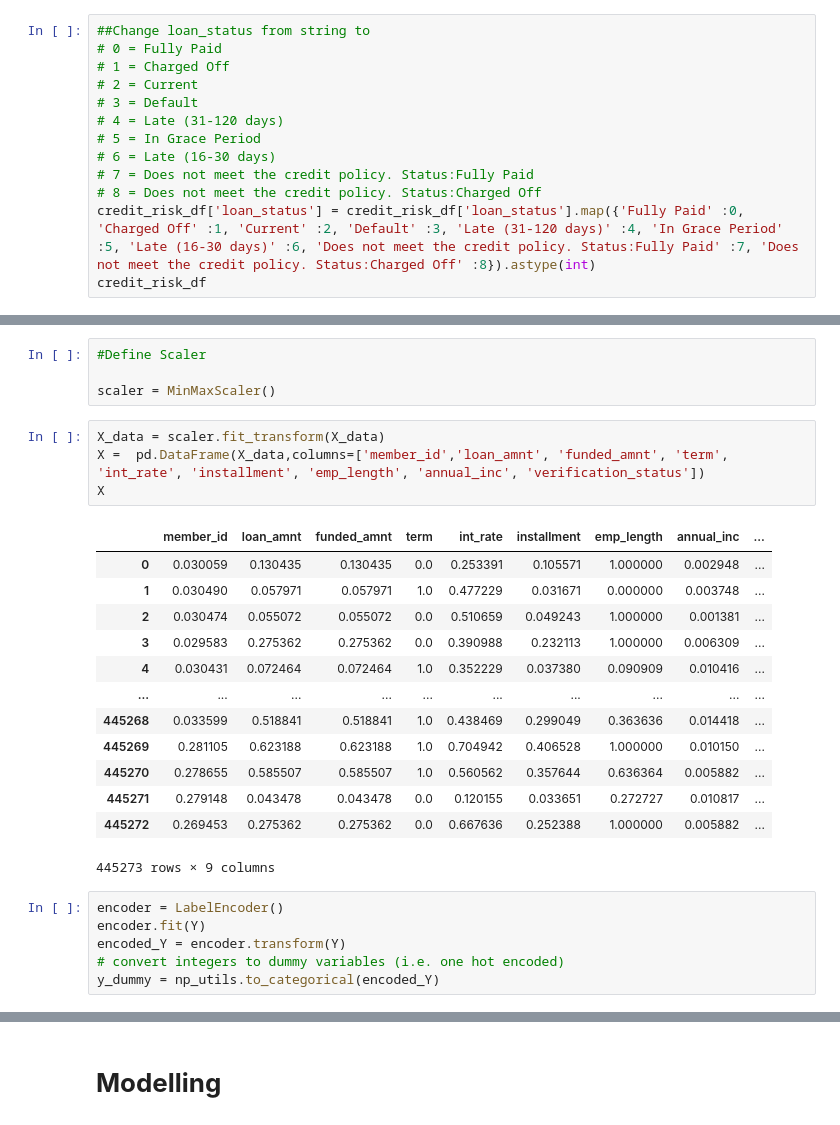
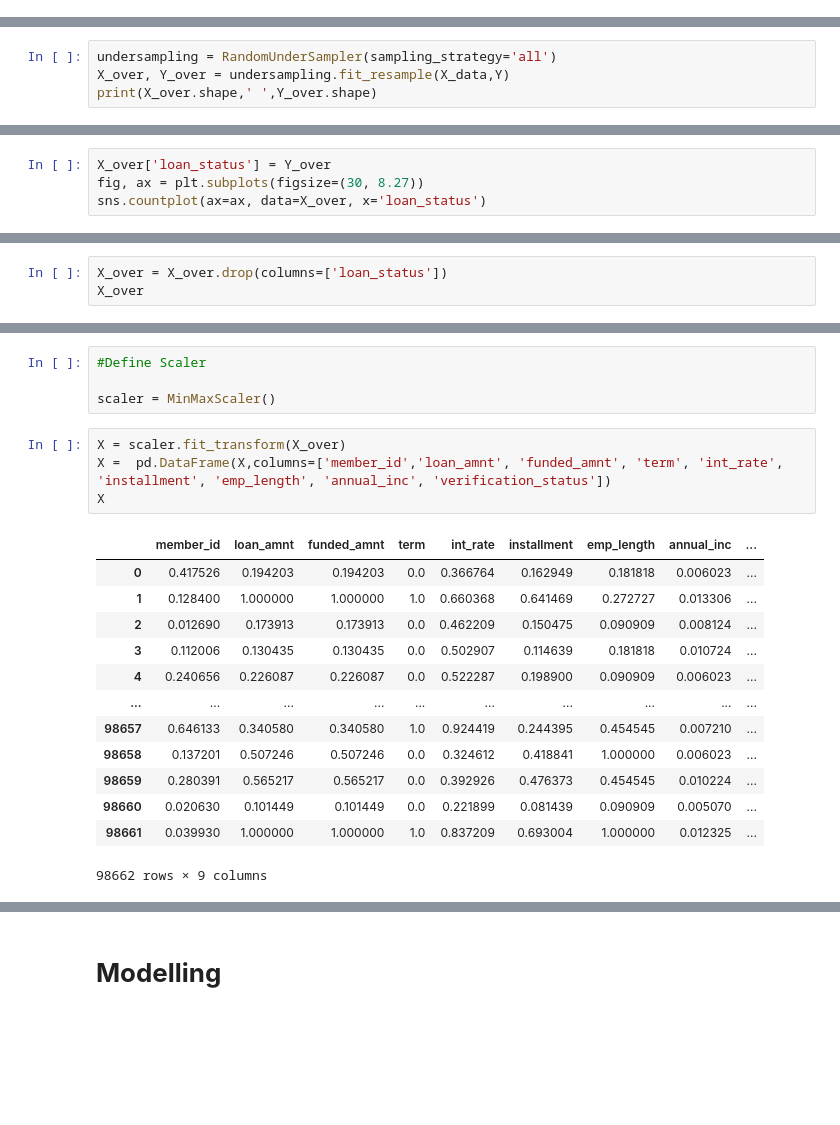
Before and after one commit to DieJie/Credit_Risk_Model, a Jupyter notebook: Credit_Risk_Model_Neural_Network.ipynb, the cells around one changed output, grey strips where cells are left out. Drawn from its saved outputs; the diff is of its cells as text; blank space fills up the shorter version.

```diff
--- a/Credit_Risk_Model_Neural_Network.ipynb
+++ b/Credit_Risk_Model_Neural_Network.ipynb
@@ -156,16 +182,3 @@ See the caveats in the documentation: https://pandas.pydata.org/pandas-docs/stab
 | 466283 | 11457002 | 2000 | 2000 | 36 | 7.90 | 62.59 | 3.0 | 83000.0 | ... |
 | 466284 | 11061576 | 10000 | 10000 | 36 | 19.20 | 367.58 | 11.0 | 46000.0 | ... |
 466285 rows × 10 columns
-# %%
-##Change loan_status from string to
-# 0 = Fully Paid
-# 1 = Charged Off
-# 2 = Current
-# 3 = Default
-# 4 = Late (31-120 days)
-# 5 = In Grace Period
-# 6 = Late (16-30 days)
-# 7 = Does not meet the credit policy. Status:Fully Paid
-# 8 = Does not meet the credit policy. Status:Charged Off
-credit_risk_df['loan_status'] = credit_risk_df['loan_status'].map({'Fully Paid' :0, 'Charged Off' :1, 'Current' :2, 'Default' :3, 'Late (31-120 days)' :4, 'In Grace Period' :5, 'Late (16-30 days)' :6, 'Does not meet the credit policy. Status:Fully Paid' :7, 'Does not meet the credit policy. Status:Charged Off' :8}).astype(int)
-credit_risk_df
@@ -265,0 +266,4 @@ Name: loan_status, Length: 445273, dtype: int32
+# %%
+undersampling = RandomUnderSampler(sampling_strategy='all')
+X_over, Y_over = undersampling.fit_resample(X_data,Y)
+print(X_over.shape,' ',Y_over.shape)
@@ -265,0 +278,4 @@ Name: loan_status, Length: 445273, dtype: int32
+# %%
+X_over['loan_status'] = Y_over
+fig, ax = plt.subplots(figsize=(30, 8.27))
+sns.countplot(ax=ax, data=X_over, x='loan_status')
@@ -265,0 +285,3 @@ Name: loan_status, Length: 445273, dtype: int32
+# %%
+X_over = X_over.drop(columns=['loan_status'])
+X_over
@@ -268,26 +304,20 @@ Name: loan_status, Length: 445273, dtype: int32
 
 scaler = MinMaxScaler()
 # %%
-X_data = scaler.fit_transform(X_data)
-X =  pd.DataFrame(X_data,columns=['member_id','loan_amnt', 'funded_amnt', 'term', 'int_rate', 'installment', 'emp_length', 'annual_inc', 'verification_status'])
+X = scaler.fit_transform(X_over)
+X =  pd.DataFrame(X,columns=['member_id','loan_amnt', 'funded_amnt', 'term', 'int_rate', 'installment', 'emp_length', 'annual_inc', 'verification_status'])
 X
 # %% [output]
 |  | member_id | loan_amnt | funded_amnt | term | int_rate | installment | emp_length | annual_inc | ... |
-| 0 | 0.030059 | 0.130435 | 0.130435 | 0.0 | 0.253391 | 0.105571 | 1.000000 | 0.002948 | ... |
-| 1 | 0.030490 | 0.057971 | 0.057971 | 1.0 | 0.477229 | 0.031671 | 0.000000 | 0.003748 | ... |
-| 2 | 0.030474 | 0.055072 | 0.055072 | 0.0 | 0.510659 | 0.049243 | 1.000000 | 0.001381 | ... |
-| 3 | 0.029583 | 0.275362 | 0.275362 | 0.0 | 0.390988 | 0.232113 | 1.000000 | 0.006309 | ... |
-| 4 | 0.030431 | 0.072464 | 0.072464 | 1.0 | 0.352229 | 0.037380 | 0.090909 | 0.010416 | ... |
+| 0 | 0.417526 | 0.194203 | 0.194203 | 0.0 | 0.366764 | 0.162949 | 0.181818 | 0.006023 | ... |
+| 1 | 0.128400 | 1.000000 | 1.000000 | 1.0 | 0.660368 | 0.641469 | 0.272727 | 0.013306 | ... |
+| 2 | 0.012690 | 0.173913 | 0.173913 | 0.0 | 0.462209 | 0.150475 | 0.090909 | 0.008124 | ... |
+| 3 | 0.112006 | 0.130435 | 0.130435 | 0.0 | 0.502907 | 0.114639 | 0.181818 | 0.010724 | ... |
+| 4 | 0.240656 | 0.226087 | 0.226087 | 0.0 | 0.522287 | 0.198900 | 0.090909 | 0.006023 | ... |
 | ... | ... | ... | ... | ... | ... | ... | ... | ... | ... |
-| 445268 | 0.033599 | 0.518841 | 0.518841 | 1.0 | 0.438469 | 0.299049 | 0.363636 | 0.014418 | ... |
-| 445269 | 0.281105 | 0.623188 | 0.623188 | 1.0 | 0.704942 | 0.406528 | 1.000000 | 0.010150 | ... |
-| 445270 | 0.278655 | 0.585507 | 0.585507 | 1.0 | 0.560562 | 0.357644 | 0.636364 | 0.005882 | ... |
-| 445271 | 0.279148 | 0.043478 | 0.043478 | 0.0 | 0.120155 | 0.033651 | 0.272727 | 0.010817 | ... |
-| 445272 | 0.269453 | 0.275362 | 0.275362 | 0.0 | 0.667636 | 0.252388 | 1.000000 | 0.005882 | ... |
+| 98657 | 0.646133 | 0.340580 | 0.340580 | 1.0 | 0.924419 | 0.244395 | 0.454545 | 0.007210 | ... |
+| 98658 | 0.137201 | 0.507246 | 0.507246 | 0.0 | 0.324612 | 0.418841 | 1.000000 | 0.006023 | ... |
+| 98659 | 0.280391 | 0.565217 | 0.565217 | 0.0 | 0.392926 | 0.476373 | 0.454545 | 0.010224 | ... |
+| 98660 | 0.020630 | 0.101449 | 0.101449 | 0.0 | 0.221899 | 0.081439 | 0.090909 | 0.005070 | ... |
+| 98661 | 0.039930 | 1.000000 | 1.000000 | 1.0 | 0.837209 | 0.693004 | 1.000000 | 0.012325 | ... |
-445273 rows × 9 columns
+98662 rows × 9 columns
-# %%
-encoder = LabelEncoder()
-encoder.fit(Y)
-encoded_Y = encoder.transform(Y)
-# convert integers to dummy variables (i.e. one hot encoded)
-y_dummy = np_utils.to_categorical(encoded_Y)
```
Also changed, not shown: parts of 27 cells of this notebook.
